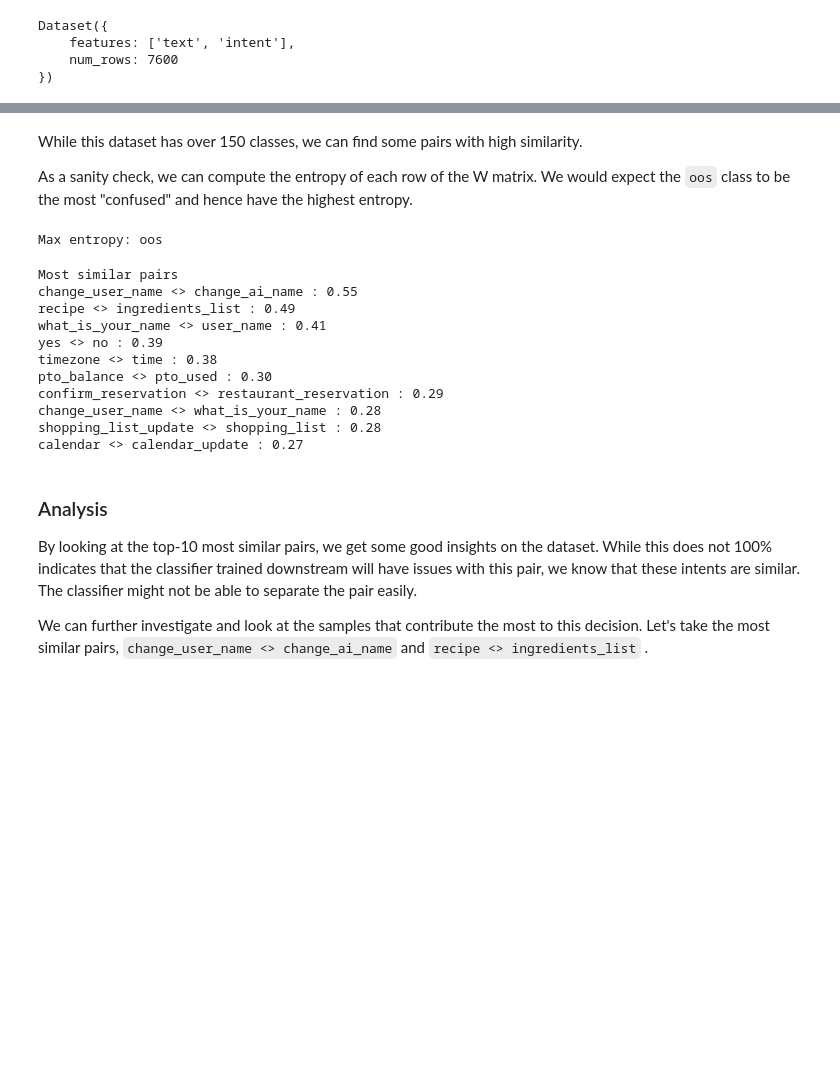
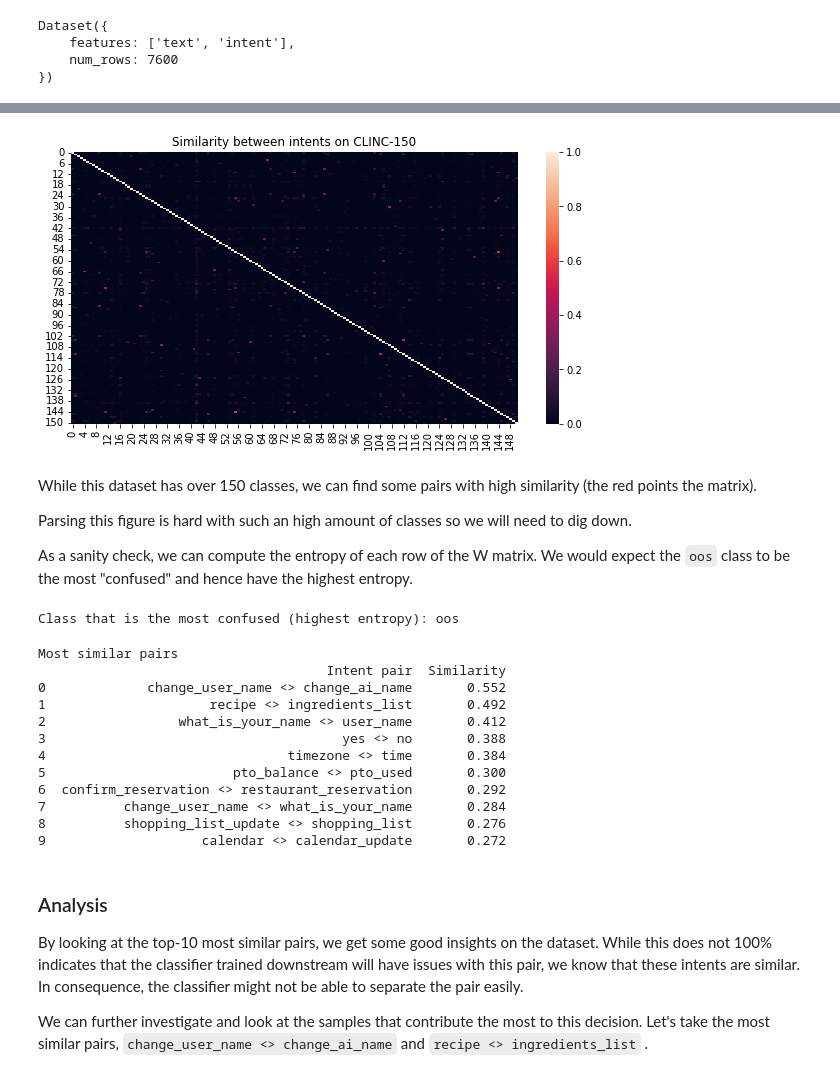
Before and after one commit to Dref360/spectral-metric, a Jupyter notebook: notebooks/clinc_oos.ipynb, the cells around one changed output, grey strips where cells are left out. Cells and saved outputs as stored; diff of their text form; code cells hidden in the pictures; blank space fills up the shorter version.

```diff
--- a/notebooks/clinc_oos.ipynb
+++ b/notebooks/clinc_oos.ipynb
@@ -50,36 +72,49 @@ Text(0.5, 1.0, 'Similarity between intents on CLINC-150')
+# %%
+plt.figure(figsize=(10,5))
+sns.heatmap(estimator.W)
+plt.title("Similarity between intents on CLINC-150")
+plt.show()
+# %% [output]
+[figure, added]
 # %% [markdown]
-While this dataset has over 150 classes, we can find some pairs with high similarity.
+While this dataset has over 150 classes, we can find some pairs with high similarity (the red points the matrix).
+
+Parsing this figure is hard with such an high amount of classes so we will need to dig down.
 
 As a sanity check, we can compute the entropy of each row of the W matrix. We would expect the `oos` class to be the most "confused" and hence have the highest entropy.
 # %%
 from scipy.stats import entropy
-print("Max entropy:", class_names[np.argmax(entropy(estimator.W, axis=-1))])
+import pandas as pd
+entropy_per_class = entropy(estimator.W / estimator.W.sum(-1)[:, None], axis=-1)
+print("Class that is the most confused (highest entropy):", class_names[np.argmax(entropy_per_class)])
 # %% [output]
-Max entropy: oos
+Class that is the most confused (highest entropy): oos
 # %%
 pairs = list(zip(*np.unravel_index(np.argsort(estimator.W, axis=None), estimator.W.shape)))[::-1]
 pairs = [(i,j) for i,j in pairs if i != j]
 # %%
 print("Most similar pairs")
-
+lst = []
 for idx, (i,j) in enumerate(pairs[::2][:10]):
-    print(f"{class_names[i]} <> {class_names[j]} : {estimator.W[i,j]:.2f}")
+    lst.append({"Intent pair" : f"{class_names[i]} <> {class_names[j]}", "Similarity": estimator.W[i,j]})
+print(pd.DataFrame(lst))
 # %% [output]
 Most similar pairs
-change_user_name <> change_ai_name : 0.55
-recipe <> ingredients_list : 0.49
-what_is_your_name <> user_name : 0.41
-yes <> no : 0.39
-timezone <> time : 0.38
-pto_balance <> pto_used : 0.30
-confirm_reservation <> restaurant_reservation : 0.29
-change_user_name <> what_is_your_name : 0.28
-shopping_list_update <> shopping_list : 0.28
-calendar <> calendar_update : 0.27
+                                     Intent pair  Similarity
+0             change_user_name <> change_ai_name       0.552
+1                     recipe <> ingredients_list       0.492
+2                 what_is_your_name <> user_name       0.412
+3                                      yes <> no       0.388
+4                               timezone <> time       0.384
+5                        pto_balance <> pto_used       0.300
+6  confirm_reservation <> restaurant_reservation       0.292
+7          change_user_name <> what_is_your_name       0.284
+8          shopping_list_update <> shopping_list       0.276
+9                    calendar <> calendar_update       0.272
 # %% [markdown]
 ### Analysis
 
-By looking at the top-10 most similar pairs, we get some good insights on the dataset. While this does not 100% indicates that the classifier trained downstream will have issues with this pair, we know that these intents are similar. The classifier might not be able to separate the pair easily.
+By looking at the top-10 most similar pairs, we get some good insights on the dataset. While this does not 100% indicates that the classifier trained downstream will have issues with this pair, we know that these intents are similar. In consequence, the classifier might not be able to separate the pair easily.
 
 We can further investigate and look at the samples that contribute the most to this decision. Let's take the most similar pairs, `change_user_name <> change_ai_name` and `recipe <> ingredients_list` .
 # %%
```
Also changed, not shown: parts of 6 cells of this notebook.
